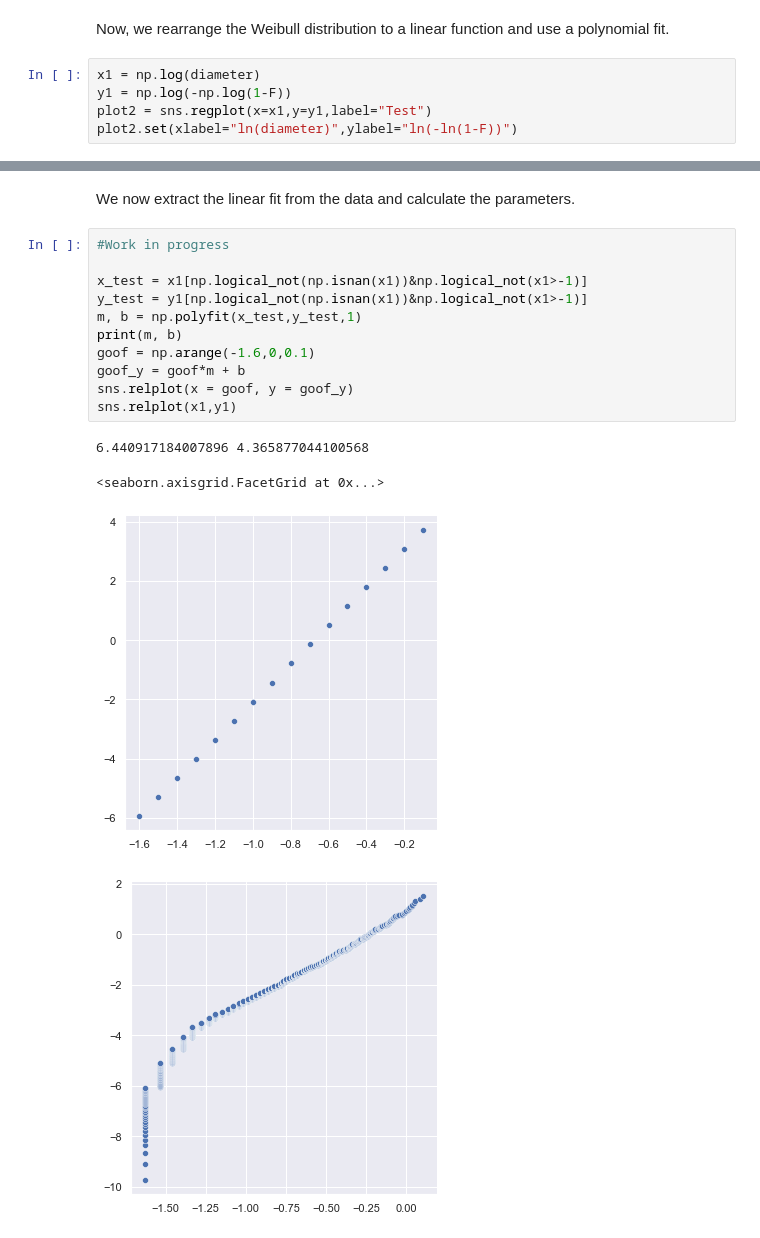
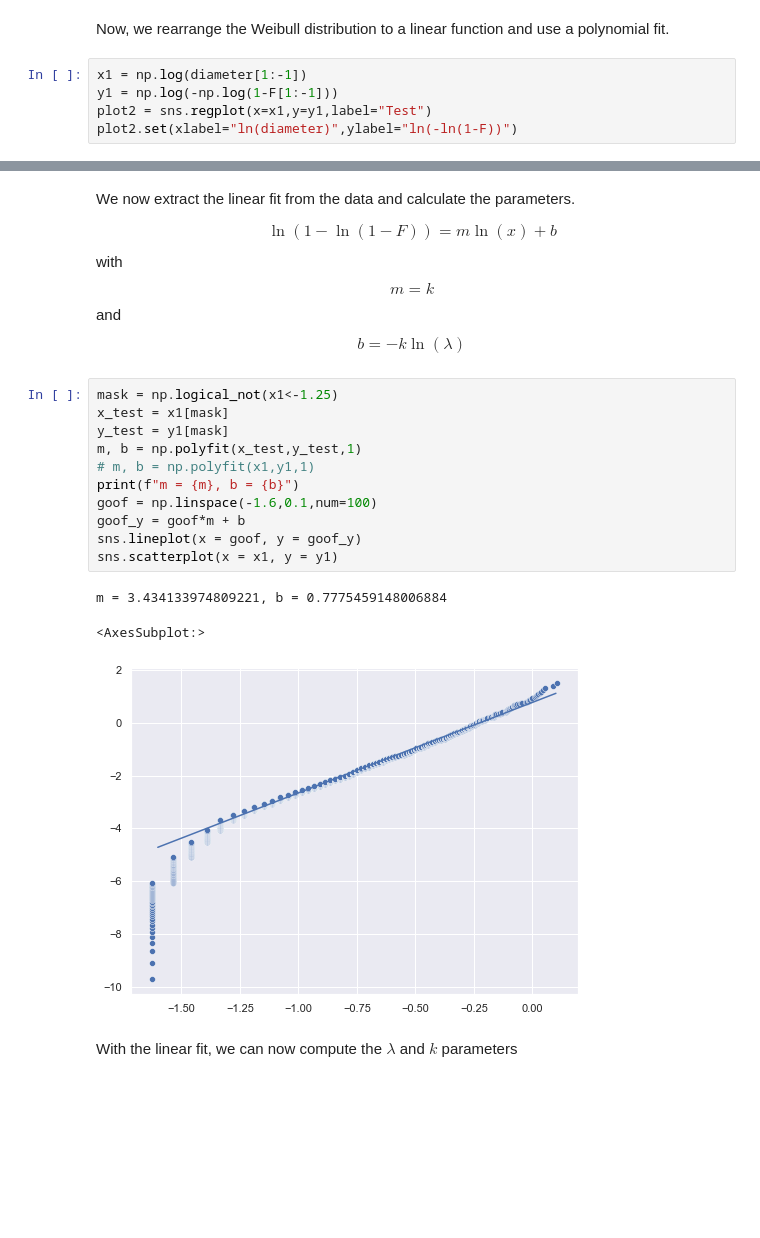
Before and after one commit to fam-cf/Coffee-Grinders, a Jupyter notebook: The Weibull Distribution.ipynb, the cells around one changed output, grey strips where cells are left out. Cells and saved outputs as stored; diff of their text form; blank space fills up the shorter version.

Commit message:
Adding parameter fits for the Weibull distribution

```diff
--- a/The Weibull Distribution.ipynb
+++ b/The Weibull Distribution.ipynb
@@ -71,8 +71,8 @@ F = line.get_ydata()
 # %% [markdown]
 Now, we rearrange the Weibull distribution to a linear function and use a polynomial fit.
 # %%
-x1 = np.log(diameter)
-y1 = np.log(-np.log(1-F))
+x1 = np.log(diameter[1:-1])
+y1 = np.log(-np.log(1-F[1:-1]))
 plot2 = sns.regplot(x=x1,y=y1,label="Test")
 plot2.set(xlabel="ln(diameter)",ylabel="ln(-ln(1-F))")
 # %% [output]
@@ -81,18 +81,24 @@ plot2.set(xlabel="ln(diameter)",ylabel="ln(-ln(1-F))")
 # %% [markdown]
 We now extract the linear fit from the data and calculate the parameters.
+
+$$ \ln \left( 1 - \ln \left( 1 - F \right) \right) = m \ln(x) + b $$
+with
+$$ m = k $$ and
+$$ b = - k \ln(\lambda) $$
 # %%
-#Work in progress
-
-x_test = x1[np.logical_not(np.isnan(x1))&np.logical_not(x1>-1)]
-y_test = y1[np.logical_not(np.isnan(x1))&np.logical_not(x1>-1)]
+mask = np.logical_not(x1<-1.25)
+x_test = x1[mask]
+y_test = y1[mask]
 m, b = np.polyfit(x_test,y_test,1)
-print(m, b)
-goof = np.arange(-1.6,0,0.1)
+# m, b = np.polyfit(x1,y1,1)
+print(f"m = {m}, b = {b}")
+goof = np.linspace(-1.6,0.1,num=100)
 goof_y = goof*m + b
-sns.relplot(x = goof, y = goof_y)
-sns.relplot(x1,y1)
+sns.lineplot(x = goof, y = goof_y)
+sns.scatterplot(x = x1, y = y1)
 # %% [output]
-6.440917184007896 4.365877044100568
+m = 3.434133974809221, b = 0.7775459148006884
-<seaborn.axisgrid.FacetGrid at 0x...>
+<AxesSubplot:>
-[figure, old version]
+[figure, new version]
-[figure, removed]
+# %% [markdown]
+With the linear fit, we can now compute the $\lambda$ and $k$ parameters
```
Also changed, not shown: parts of 4 cells of this notebook.
